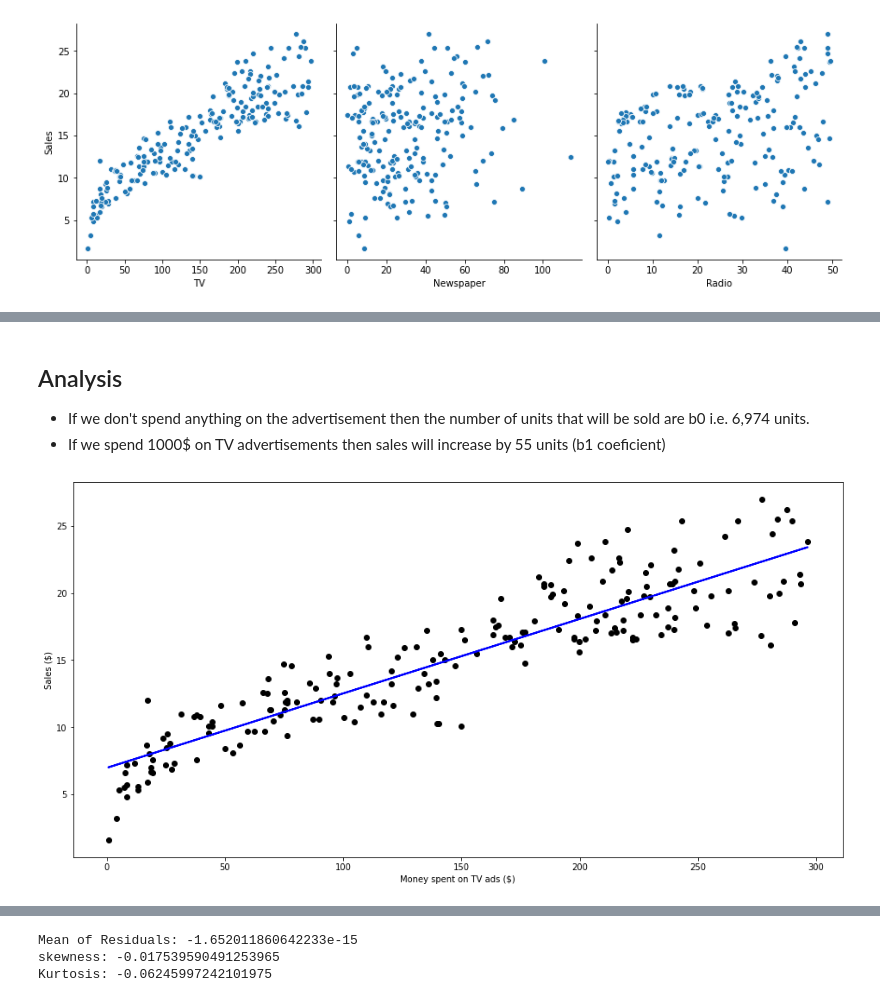
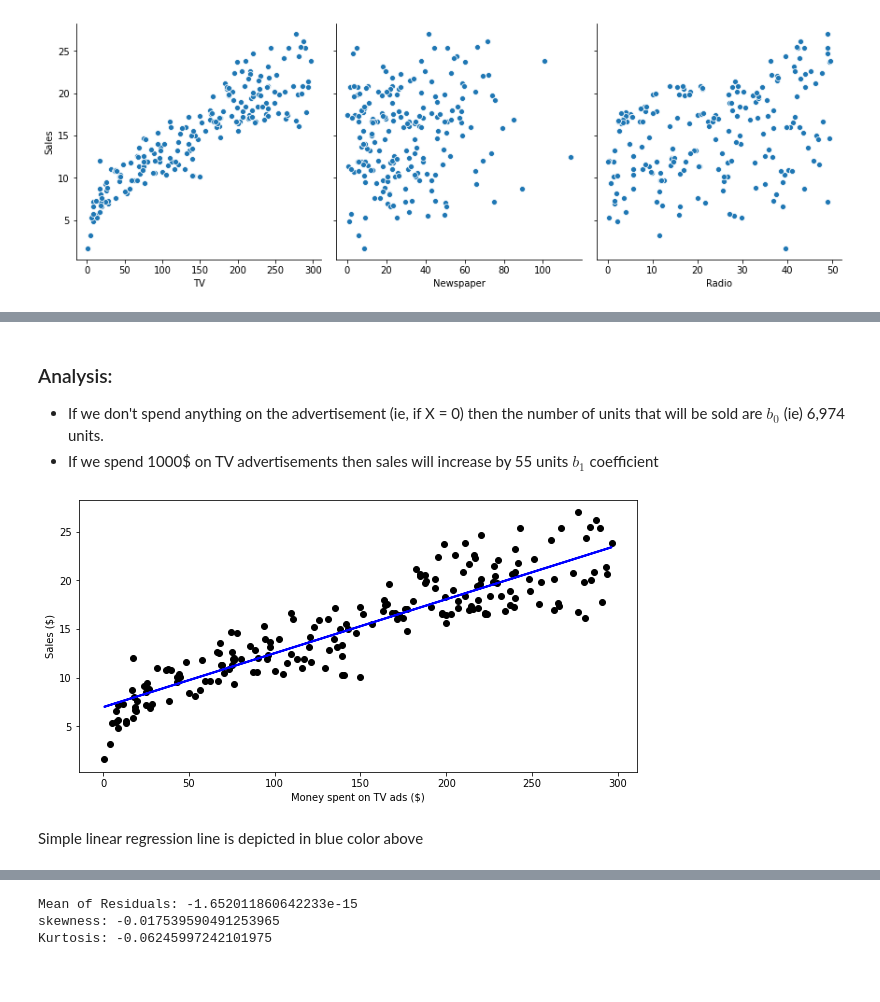
Before and after one commit to Machine-Learning-Insights/Algorithms, a Jupyter notebook: Linear_regression/linear_regression.ipynb, the cells around one changed output, grey strips where cells are left out. Drawn from its saved outputs; the diff is of its cells as text; code cells hidden in the pictures.

```diff
--- a/Linear_regression/linear_regression.ipynb
+++ b/Linear_regression/linear_regression.ipynb
@@ -86,27 +112,29 @@ mean_squared_error: -2.2654448204710067
 The linear model is: Y = 6.9748 + 0.055465X
 # %% [markdown]
-## Analysis
-* If we don't spend anything on the advertisement then the number of units that will be sold are b0 i.e. 6,974 units.
-* If we spend 1000$ on TV advertisements then sales will increase by 55 units (b1 coeficient)
+### Analysis:
+* If we don't spend anything on the advertisement (ie, if X = 0) then the number of units that will be sold are $b_{0}$ (ie) 6,974 units.
+* If we spend 1000\$ on TV advertisements then sales will increase by 55 units $b_{1}$ coefficient
 # %%
 predictions = reg.predict(X)
-plt.figure(figsize=(16, 8))
+plt.figure(figsize=(10, 5))
 plt.scatter(
     data['TV'],
     data['Sales'],
     c='black'
 )
 plt.plot(
     data['TV'],
     predictions,
     c='blue',
     linewidth=2
 )
 plt.xlabel("Money spent on TV ads ($)")
 plt.ylabel("Sales ($)")
 plt.show()
 # %% [output]
-[figure, old version]
+[figure, new version]
+# %% [markdown]
+Simple linear regression line is depicted in blue color above
 # %%
 fig, ax = plt.subplots()
 line = np.linspace(0,29,30)
```
Also changed, not shown: parts of 34 cells of this notebook, 2 other files.
